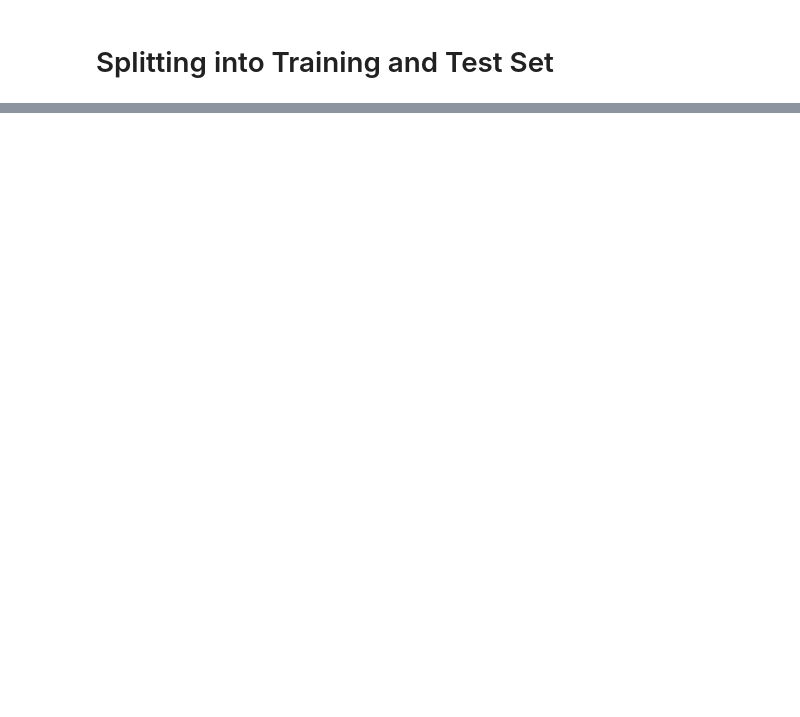
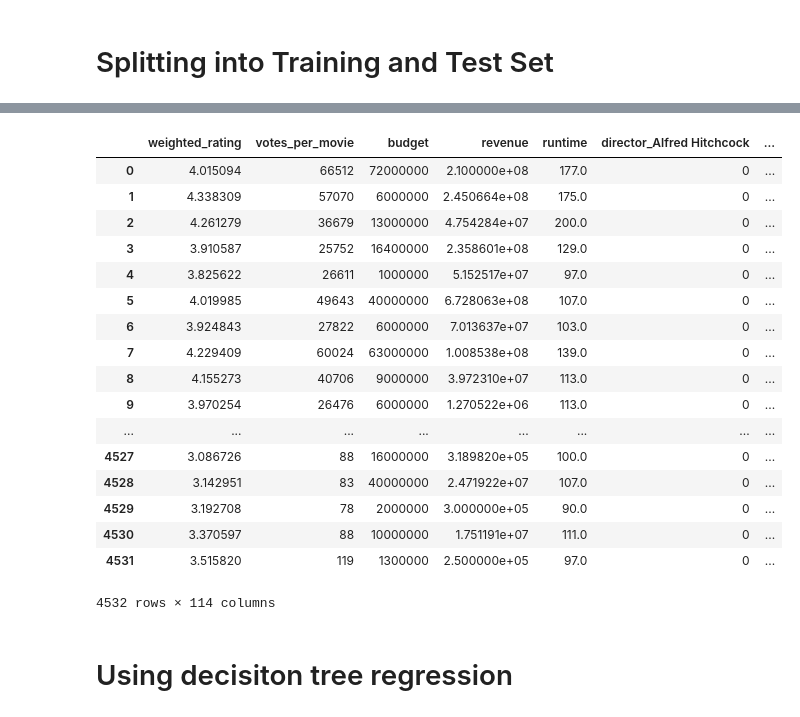
Before and after one commit to dorislin27/movie_rating_prediction, a Jupyter notebook: movie_rating_prediction.ipynb, the cells around one changed output, grey strips where cells are left out. Cells and saved outputs as stored; diff of their text form; code cells hidden in the pictures; blank space fills up the shorter version.

```diff
--- a/movie_rating_prediction.ipynb
+++ b/movie_rating_prediction.ipynb
@@ -1105,0 +1141,25 @@ test.shape
+# %%
+df_clean.drop('budget', axis = 1)
+df_clean.drop('country_Japan', axis = 1)
+df_clean.drop('language_hi', axis = 1)
+# %% [output]
+|  | weighted_rating | votes_per_movie | budget | revenue | runtime | director_Alfred Hitchcock | ... |
+| 0 | 4.015094 | 66512 | 72000000 | 2.100000e+08 | 177.0 | 0 | ... |
+| 1 | 4.338309 | 57070 | 6000000 | 2.450664e+08 | 175.0 | 0 | ... |
+| 2 | 4.261279 | 36679 | 13000000 | 4.754284e+07 | 200.0 | 0 | ... |
+| 3 | 3.910587 | 25752 | 16400000 | 2.358601e+08 | 129.0 | 0 | ... |
+| 4 | 3.825622 | 26611 | 1000000 | 5.152517e+07 | 97.0 | 0 | ... |
+| 5 | 4.019985 | 49643 | 40000000 | 6.728063e+08 | 107.0 | 0 | ... |
+| 6 | 3.924843 | 27822 | 6000000 | 7.013637e+07 | 103.0 | 0 | ... |
+| 7 | 4.229409 | 60024 | 63000000 | 1.008538e+08 | 139.0 | 0 | ... |
+| 8 | 4.155273 | 40706 | 9000000 | 3.972310e+07 | 113.0 | 0 | ... |
+| 9 | 3.970254 | 26476 | 6000000 | 1.270522e+06 | 113.0 | 0 | ... |
+| ... | ... | ... | ... | ... | ... | ... | ... |
+| 4527 | 3.086726 | 88 | 16000000 | 3.189820e+05 | 100.0 | 0 | ... |
+| 4528 | 3.142951 | 83 | 40000000 | 2.471922e+07 | 107.0 | 0 | ... |
+| 4529 | 3.192708 | 78 | 2000000 | 3.000000e+05 | 90.0 | 0 | ... |
+| 4530 | 3.370597 | 88 | 10000000 | 1.751191e+07 | 111.0 | 0 | ... |
+| 4531 | 3.515820 | 119 | 1300000 | 2.500000e+05 | 97.0 | 0 | ... |
+4532 rows × 114 columns
+# %% [markdown]
+# Using decisiton tree regression
```
Also changed, not shown: parts of 26 cells of this notebook.
